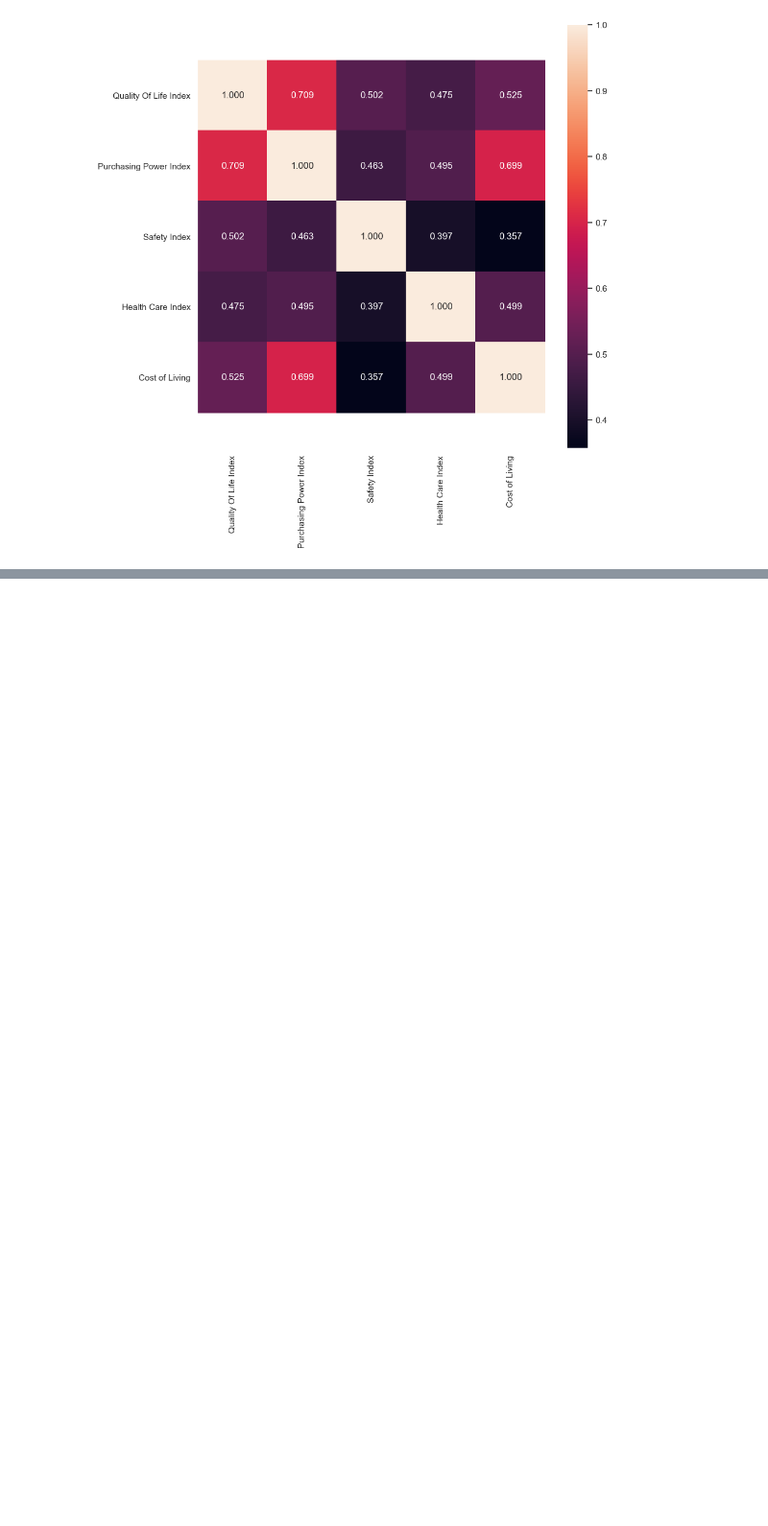
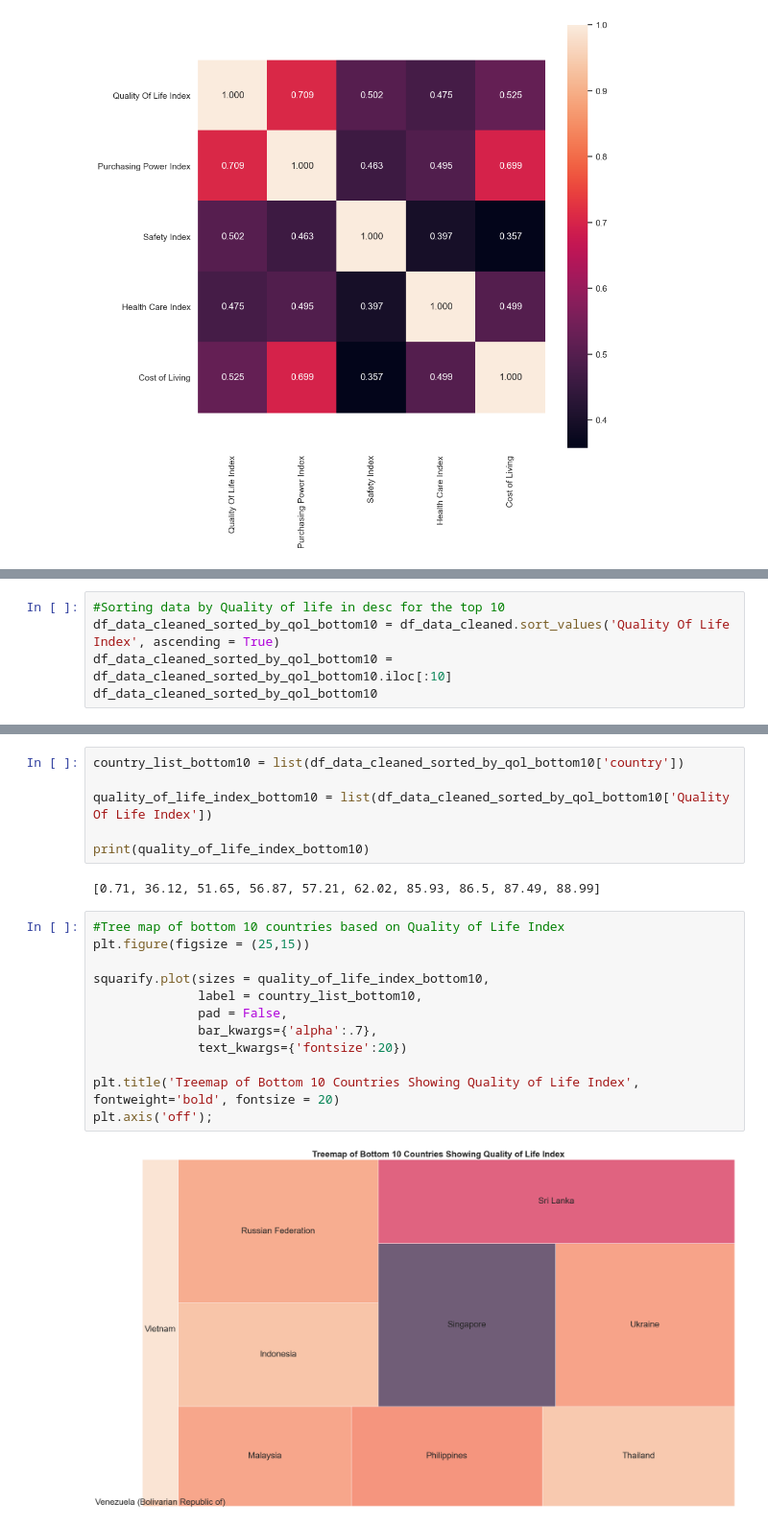
Before and after one commit to NigelGondo/Portfolio_Projects, a Jupyter notebook: Multiple Linear Regression (Quality of Life Index vs Other Socio-Economic Indices).ipynb, the cells around one changed output, grey strips where cells are left out. Shown at 96% size. Saved outputs shown, nothing was run; the diff lists cells and outputs as text; blank space fills up the shorter version.

```diff
--- a/Multiple Linear Regression (Quality of Life Index vs Other Socio-Economic Indices).ipynb
+++ b/Multiple Linear Regression (Quality of Life Index vs Other Socio-Economic Indices).ipynb
@@ -315,0 +317,5 @@ plt.axis('off');
+# %%
+#Sorting data by Quality of life in desc for the top 10
+df_data_cleaned_sorted_by_qol_bottom10 = df_data_cleaned.sort_values('Quality Of Life Index', ascending = True)
+df_data_cleaned_sorted_by_qol_bottom10 = df_data_cleaned_sorted_by_qol_bottom10.iloc[:10]
+df_data_cleaned_sorted_by_qol_bottom10
@@ -315,0 +334,22 @@ plt.axis('off');
+# %%
+country_list_bottom10 = list(df_data_cleaned_sorted_by_qol_bottom10['country'])
+
+quality_of_life_index_bottom10 = list(df_data_cleaned_sorted_by_qol_bottom10['Quality Of Life Index'])
+
+print(quality_of_life_index_bottom10)
+# %% [output]
+[0.71, 36.12, 51.65, 56.87, 57.21, 62.02, 85.93, 86.5, 87.49, 88.99]
+# %%
+#Tree map of bottom 10 countries based on Quality of Life Index
+plt.figure(figsize = (25,15))
+
+squarify.plot(sizes = quality_of_life_index_bottom10,
+              label = country_list_bottom10,
+              pad = False,
+              bar_kwargs={'alpha':.7},
+              text_kwargs={'fontsize':20})
+
+plt.title('Treemap of Bottom 10 Countries Showing Quality of Life Index', fontweight='bold', fontsize = 20)
+plt.axis('off');
+# %% [output]
+[figure, added]
```
Also changed, not shown: parts of 12 cells of this notebook, 1 other file.
